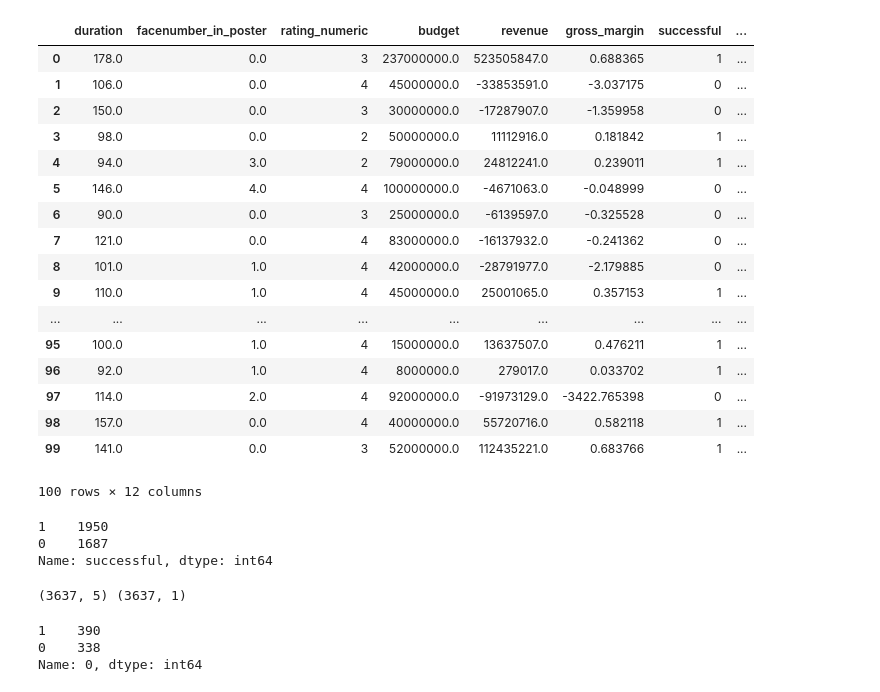
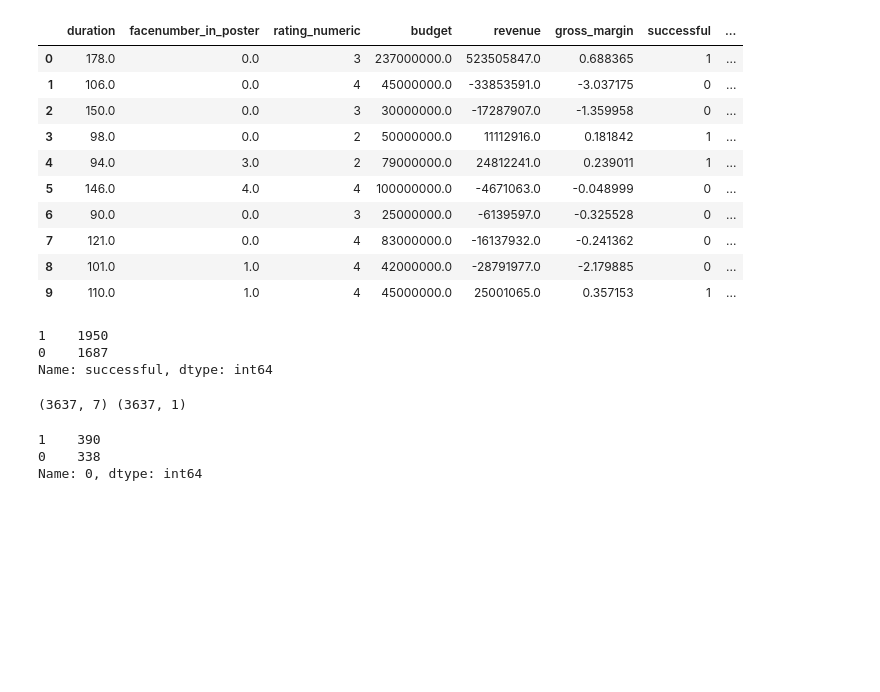
Before and after one commit to styrofomeBoots/project_3, a Jupyter notebook: bryan_workbook.ipynb, the cells around one changed output. Cells and saved outputs as stored; diff of their text form; code cells hidden in the pictures; blank space fills up the shorter version.

```diff
--- a/bryan_workbook.ipynb
+++ b/bryan_workbook.ipynb
@@ -65,28 +66,22 @@ vote_count
 # %%
 # create table for model purposes
 modelDf = movieDf[["duration","facenumber_in_poster","rating_numeric","budget","revenue","gross_margin",
-                   "successful","director_score","production_companies_count","total_actor_starpower","release_month","holiday_month"]]
+                   "successful","director_score","production_companies_count","total_actor_starpower","release_month",
+                   "holiday_month","tot_wins","tot_noms"]]
 modelDf = modelDf.dropna()
-modelDf.head(100)
+modelDf.head(10)
 # %% [output]
 |  | duration | facenumber_in_poster | rating_numeric | budget | revenue | gross_margin | successful | ... |
 | 0 | 178.0 | 0.0 | 3 | 237000000.0 | 523505847.0 | 0.688365 | 1 | ... |
 | 1 | 106.0 | 0.0 | 4 | 45000000.0 | -33853591.0 | -3.037175 | 0 | ... |
 | 2 | 150.0 | 0.0 | 3 | 30000000.0 | -17287907.0 | -1.359958 | 0 | ... |
 | 3 | 98.0 | 0.0 | 2 | 50000000.0 | 11112916.0 | 0.181842 | 1 | ... |
 | 4 | 94.0 | 3.0 | 2 | 79000000.0 | 24812241.0 | 0.239011 | 1 | ... |
 | 5 | 146.0 | 4.0 | 4 | 100000000.0 | -4671063.0 | -0.048999 | 0 | ... |
 | 6 | 90.0 | 0.0 | 3 | 25000000.0 | -6139597.0 | -0.325528 | 0 | ... |
 | 7 | 121.0 | 0.0 | 4 | 83000000.0 | -16137932.0 | -0.241362 | 0 | ... |
 | 8 | 101.0 | 1.0 | 4 | 42000000.0 | -28791977.0 | -2.179885 | 0 | ... |
 | 9 | 110.0 | 1.0 | 4 | 45000000.0 | 25001065.0 | 0.357153 | 1 | ... |
-| ... | ... | ... | ... | ... | ... | ... | ... | ... |
-| 95 | 100.0 | 1.0 | 4 | 15000000.0 | 13637507.0 | 0.476211 | 1 | ... |
-| 96 | 92.0 | 1.0 | 4 | 8000000.0 | 279017.0 | 0.033702 | 1 | ... |
-| 97 | 114.0 | 2.0 | 4 | 92000000.0 | -91973129.0 | -3422.765398 | 0 | ... |
-| 98 | 157.0 | 0.0 | 4 | 40000000.0 | 55720716.0 | 0.582118 | 1 | ... |
-| 99 | 141.0 | 0.0 | 3 | 52000000.0 | 112435221.0 | 0.683766 | 1 | ... |
-100 rows × 12 columns
 # %%
 modelDf["successful"].value_counts()
 # %% [output]
@@ -95,11 +90,12 @@ modelDf["successful"].value_counts()
 Name: successful, dtype: int64
 # %%
 # Assign X (data) and y (target)
-X = modelDf[["rating_numeric","director_score","production_companies_count","total_actor_starpower","holiday_month"]]
+X = modelDf[["rating_numeric","director_score","production_companies_count","total_actor_starpower","release_month",
+             "tot_wins","tot_noms"]]
 y = modelDf["successful"].values.reshape(-1, 1)
 print(X.shape, y.shape)
 # %% [output]
-(3637, 5) (3637, 1)
+(3637, 7) (3637, 1)
 # %%
 # split the training and testing data
 X_train, X_test, y_train, y_test = train_test_split(X, y, random_state=1158, train_size=0.80, stratify=y)
```
Also changed, not shown: parts of 56 cells of this notebook.
